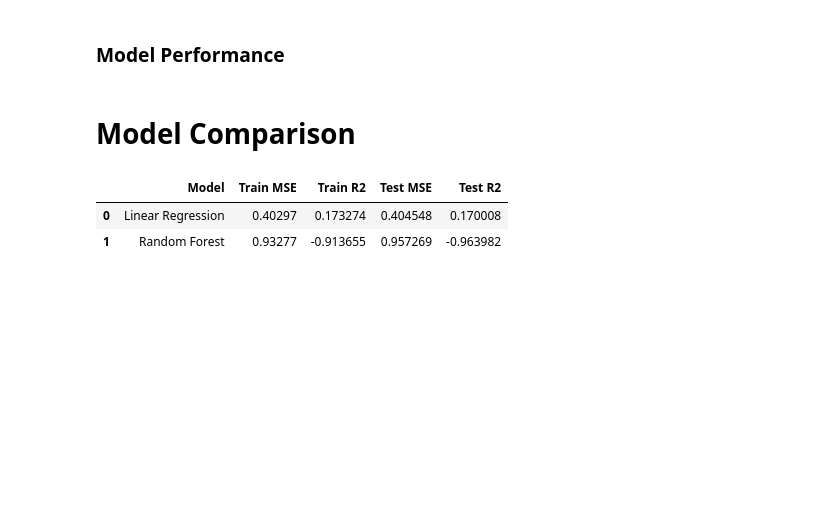
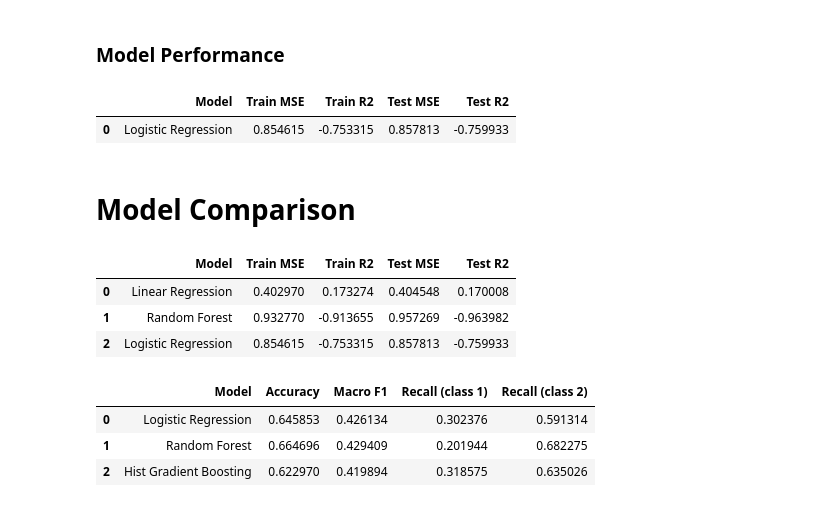
Before and after one commit to saimanjrekar0403/ML-Learning-1, a Jupyter notebook: first_project.ipynb, the cells around one changed output. Cells and saved outputs as stored; diff of their text form; code cells hidden in the pictures; blank space fills up the shorter version.

```diff
--- a/first_project.ipynb
+++ b/first_project.ipynb
@@ -173,6 +173,6 @@ LogisticRegression(class_weight='balanced', max_iter=1000, random_state=100)
 # %% [markdown]
 ### **Applying the model to make predictions**
 # %%
-y_lr_train_pred = lf.predict(x_train)
-y_lr_test_pred = lf.predict(x_test)
+y_logr_train_pred = lf.predict(x_train)
+y_logr_test_pred = lf.predict(x_test)
 # %%
@@ -188,17 +188,58 @@ array([1., 2., 2., ..., 0., 0., 0.], shape=(50736,))
 # %%
 from sklearn.metrics import mean_squared_error, r2_score
 
-lr_train_mse = mean_squared_error(y_train, y_lr_train_pred)
-lr_train_r2 = r2_score(y_train, y_lr_train_pred)
+logr_train_mse = mean_squared_error(y_train, y_logr_train_pred)
+logr_train_r2 = r2_score(y_train, y_logr_train_pred)
 
-lr_test_mse = mean_squared_error(y_test, y_lr_test_pred)
-lr_test_r2 = r2_score(y_test, y_lr_test_pred)
+logr_test_mse = mean_squared_error(y_test, y_logr_test_pred)
+logr_test_r2 = r2_score(y_test, y_logr_test_pred)
+# %%
+logr_results = pd.DataFrame({'Model': ['Logistic Regression'],
+                           'Train MSE': [logr_train_mse],
+                           'Train R2': [logr_train_r2],
+                           'Test MSE': [logr_test_mse],
+                           'Test R2': [logr_test_r2]})
+logr_results
+# %% [output]
+|  | Model | Train MSE | Train R2 | Test MSE | Test R2 |
+| 0 | Logistic Regression | 0.854615 | -0.753315 | 0.857813 | -0.759933 |
 # %% [markdown]
 # **Model Comparison**
 # %%
-results = pd.concat([lr_results, rf_results], ignore_index=True)
+results = pd.concat([lr_results, rf_results, logr_results], ignore_index=True)
 results
 # %% [output]
 |  | Model | Train MSE | Train R2 | Test MSE | Test R2 |
-| 0 | Linear Regression | 0.40297 | 0.173274 | 0.404548 | 0.170008 |
-| 1 | Random Forest | 0.93277 | -0.913655 | 0.957269 | -0.963982 |
+| 0 | Linear Regression | 0.402970 | 0.173274 | 0.404548 | 0.170008 |
+| 1 | Random Forest | 0.932770 | -0.913655 | 0.957269 | -0.963982 |
+| 2 | Logistic Regression | 0.854615 | -0.753315 | 0.857813 | -0.759933 |
+# %%
+from sklearn.metrics import accuracy_score, f1_score, recall_score
+from sklearn.linear_model import LogisticRegression
+from sklearn.ensemble import RandomForestClassifier, HistGradientBoostingClassifier
+import pandas as pd
+
+models = {
+    "Logistic Regression": LogisticRegression(max_iter=1000, class_weight='balanced'),
+    "Random Forest": RandomForestClassifier(n_estimators=100, max_depth=10, class_weight='balanced', random_state=100, n_jobs=-1),
+    "Hist Gradient Boosting": HistGradientBoostingClassifier(class_weight='balanced', random_state=100),
+}
+
+rows = []
+for name, m in models.items():
+    m.fit(x_train, y_train)
+    pred = m.predict(x_test)
+    rows.append({
+        "Model": name,
+        "Accuracy": accuracy_score(y_test, pred),
+        "Macro F1": f1_score(y_test, pred, average='macro'),
+        "Recall (class 1)": recall_score(y_test, pred, labels=[1], average=None)[0],
+        "Recall (class 2)": recall_score(y_test, pred, labels=[2], average=None)[0],
+    })
+
+pd.DataFrame(rows)
+# %% [output]
+|  | Model | Accuracy | Macro F1 | Recall (class 1) | Recall (class 2) |
+| 0 | Logistic Regression | 0.645853 | 0.426134 | 0.302376 | 0.591314 |
+| 1 | Random Forest | 0.664696 | 0.429409 | 0.201944 | 0.682275 |
+| 2 | Hist Gradient Boosting | 0.622970 | 0.419894 | 0.318575 | 0.635026 |
```
Also changed, not shown: parts of 6 cells of this notebook.
